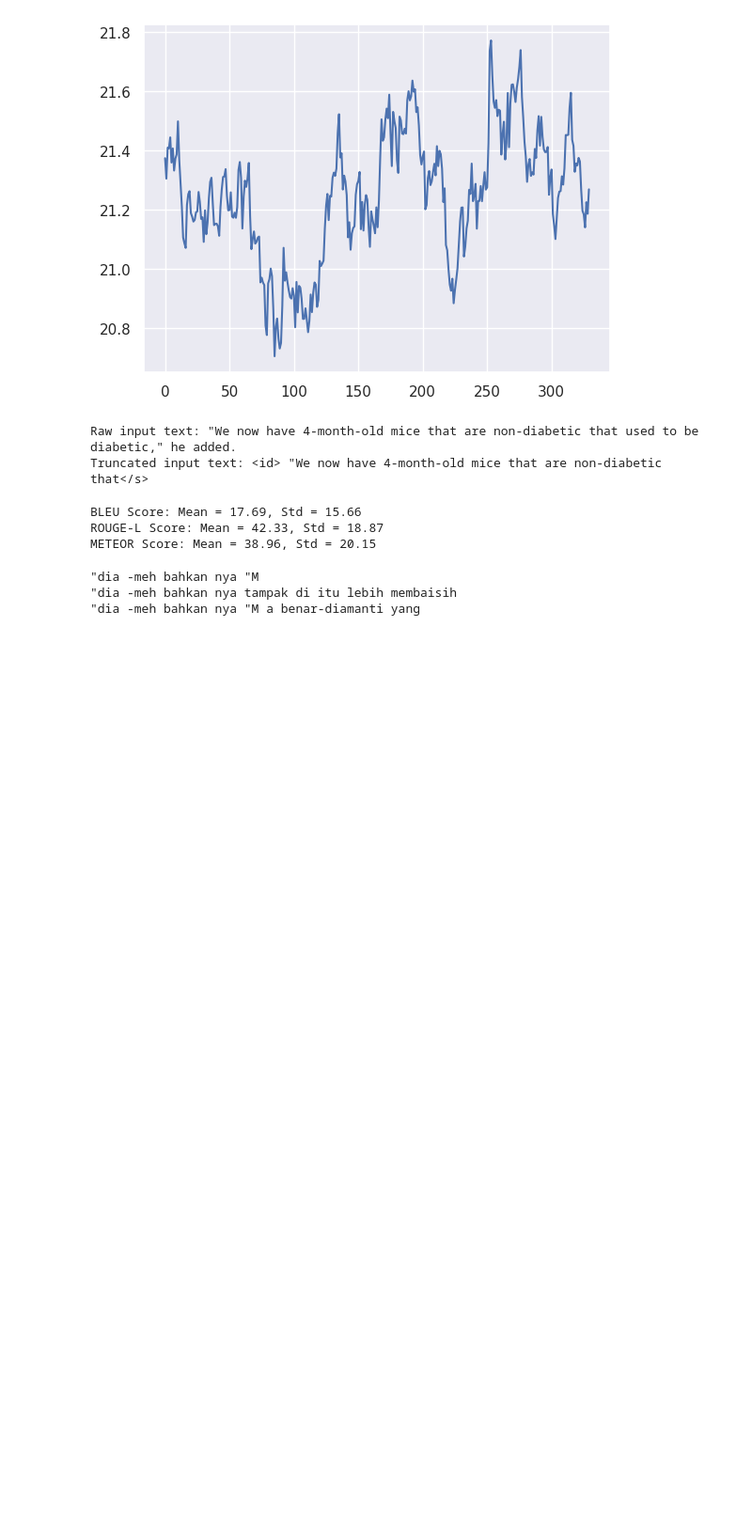
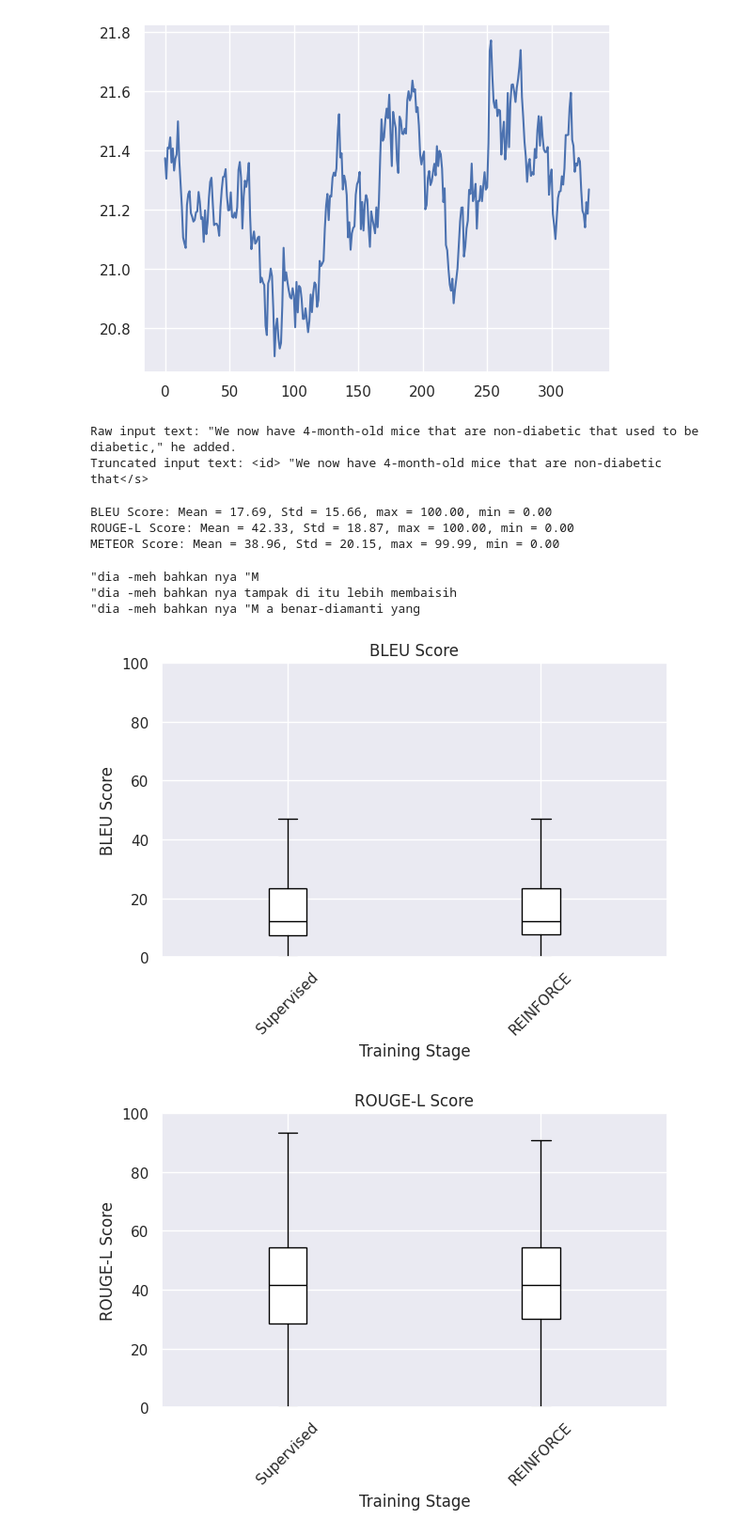
Before and after one commit to aabuyazid/MT5-EN-ID-Translator, a Jupyter notebook: REINFORNCE_EN_ID.ipynb, the cells around one changed output. Shown: that part at 94% size. Cells and saved outputs as stored; diff of their text form; code cells hidden in the pictures; blank space fills up the shorter version.

Commit message:
Updated REINFORCE with new plots

```diff
--- a/REINFORNCE_EN_ID.ipynb
+++ b/REINFORNCE_EN_ID.ipynb
@@ -286,7 +286,11 @@ for pred, ref in zip(all_preds, all_refs):
     meteor_scores.append(meteor)
 
 # Compute mean and standard deviation
-print(f"BLEU Score: Mean = {np.mean(bleu_scores):.2f}, Std = {np.std(bleu_scores):.2f}")
-print(f"ROUGE-L Score: Mean = {np.mean(rouge_scores):.2f}, Std = {np.std(rouge_scores):.2f}")
-print(f"METEOR Score: Mean = {np.mean(meteor_scores):.2f}, Std = {np.std(meteor_scores):.2f}")
+print(f"BLEU Score: Mean = {np.mean(bleu_scores):.2f}, Std = {np.std(bleu_scores):.2f}, max = {np.max(bleu_scores):.2f}, min = {np.min(bleu_scores):.2f}")
+print(f"ROUGE-L Score: Mean = {np.mean(rouge_scores):.2f}, Std = {np.std(rouge_scores):.2f}, max = {np.max(rouge_scores):.2f}, min = {np.min(rouge_scores):.2f}")
+print(f"METEOR Score: Mean = {np.mean(meteor_scores):.2f}, Std = {np.std(meteor_scores):.2f}, max = {np.max(meteor_scores):.2f}, min = {np.min(meteor_scores):.2f}")
+
+s_bleu_scores = bleu_scores[:]
+s_rouge_scores = rouge_scores[:]
+s_meteor_scores = meteor_scores[:]
 # %% [output]
@@ -562,13 +568,17 @@ for pred, ref in zip(all_preds, all_refs):
     meteor_scores.append(meteor)
 
 # Compute mean and standard deviation
-print(f"BLEU Score: Mean = {np.mean(bleu_scores):.2f}, Std = {np.std(bleu_scores):.2f}")
-print(f"ROUGE-L Score: Mean = {np.mean(rouge_scores):.2f}, Std = {np.std(rouge_scores):.2f}")
-print(f"METEOR Score: Mean = {np.mean(meteor_scores):.2f}, Std = {np.std(meteor_scores):.2f}")
+print(f"BLEU Score: Mean = {np.mean(bleu_scores):.2f}, Std = {np.std(bleu_scores):.2f}, max = {np.max(bleu_scores):.2f}, min = {np.min(bleu_scores):.2f}")
+print(f"ROUGE-L Score: Mean = {np.mean(rouge_scores):.2f}, Std = {np.std(rouge_scores):.2f}, max = {np.max(rouge_scores):.2f}, min = {np.min(rouge_scores):.2f}")
+print(f"METEOR Score: Mean = {np.mean(meteor_scores):.2f}, Std = {np.std(meteor_scores):.2f}, max = {np.max(meteor_scores):.2f}, min = {np.min(meteor_scores):.2f}")
+
+r_bleu_scores = bleu_scores[:]
+r_rouge_scores = rouge_scores[:]
+r_meteor_scores = meteor_scores[:]
 # %% [output]
-BLEU Score: Mean = 17.69, Std = 15.66
-ROUGE-L Score: Mean = 42.33, Std = 18.87
-METEOR Score: Mean = 38.96, Std = 20.15
+BLEU Score: Mean = 17.69, Std = 15.66, max = 100.00, min = 0.00
+ROUGE-L Score: Mean = 42.33, Std = 18.87, max = 100.00, min = 0.00
+METEOR Score: Mean = 38.96, Std = 20.15, max = 99.99, min = 0.00
 # %%
 output_tokens = model.generate(input_ids, num_beams=10, num_return_sequences=3)
 # print(output_tokens)
@@ -578,3 +588,43 @@ for token_set in output_tokens:
 "dia -meh bahkan nya "M
 "dia -meh bahkan nya tampak di itu lebih membaisih
 "dia -meh bahkan nya "M a benar-diamanti yang
+# %%
+# Training stages
+stages = ['Supervised', 'REINFORCE']
+
+# Data for boxplots
+metrics = {
+    'BLEU Score': {'data': [
+        s_bleu_scores,            # After Supervised
+        r_bleu_scores             # After REINFORCE
+    ]},
+    'ROUGE-L Score': {'data': [
+        s_rouge_scores,           # After Supervised
+        r_rouge_scores            # After REINFORCE
+    ]},
+    'METEOR Score': {'data': [
+        s_meteor_scores,          # After Supervised
+        r_meteor_scores           # After REINFORCE
+    ]}
+}
+
+# Plot boxplots
+for metric, data_dict in metrics.items():
+    plt.figure()
+    plt.boxplot(data_dict['data'], labels=stages, patch_artist=True,
+                boxprops=dict(facecolor='white', edgecolor='black'),
+                whiskerprops=dict(color='black'),
+                capprops=dict(color='black'),
+                medianprops=dict(color='black'),
+                flierprops=dict(markeredgecolor='black'),
+                showfliers=False)
+    plt.title(metric)
+    plt.xlabel('Training Stage')
+    plt.ylabel(metric)
+    plt.ylim(0, 100)  # Keep y-axis limits
+    plt.xticks(rotation=45)  # Rotate x-axis labels if needed
+    plt.tight_layout()
+    plt.show()
+# %% [output]
+[figure, added]
+[figure, added]
```
Also changed, not shown: parts of 3 cells of this notebook.
